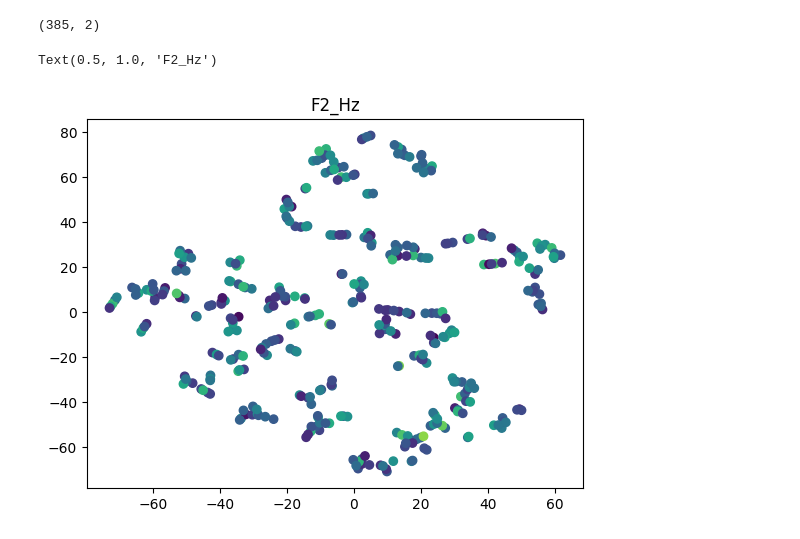
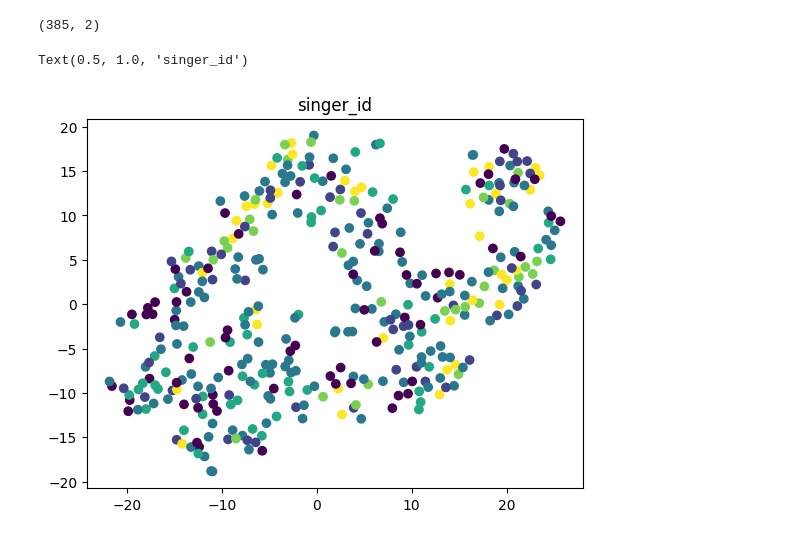
Before and after one commit to maximoskp/singer_feature_multi_regression, a Jupyter notebook: test_plot.ipynb, the cells around one changed output. Saved outputs shown, nothing was run; the diff lists cells and outputs as text; code cells hidden in the pictures.

```diff
--- a/test_plot.ipynb
+++ b/test_plot.ipynb
@@ -92,5 +178,9 @@ print(p)
        device='cuda:0', grad_fn=<AddmmBackward0>)}
 # %%
+color_values = {}
+hidden_states = []
+projectors = {}
+
 with torch.no_grad():
     for b in train_loader:
         y = model(
@@ -103,7 +193,9 @@ with torch.no_grad():
         )
         hidden_states.append( y.hidden_states['hubert'].cpu().mean(axis=1).numpy() )
         for k in y.logits.keys():
-            color_values.setdefault(k, []).append( y.logits[k][0].cpu().numpy() )
+            # color_values.setdefault(k, []).append( y.logits[k][0].cpu().numpy() )
+            color_values.setdefault(k, []).append( np.array(b[1][k]) )
+            projectors.setdefault(k, []).append( y.hidden_states['projectors'][k].cpu().numpy() )
     for b in test_loader:
         y = model(
             audio_normalized=b[0]['input_values'],
@@ -115,9 +207,6 @@ with torch.no_grad():
         )
         hidden_states.append( y.hidden_states['hubert'].cpu().mean(axis=1).numpy() )
         for k in y.logits.keys():
-            color_values.setdefault(k, []).append( y.logits[k][0].cpu().numpy() )
+            # color_values.setdefault(k, []).append( y.logits[k][0].cpu().numpy() )
+            color_values.setdefault(k, []).append( np.array(b[1][k]) )
+            projectors.setdefault(k, []).append( y.hidden_states['projectors'][k].cpu().numpy() )
-# %%
-hs_np = np.vstack(hidden_states)
-cv_np = {}
-for k in color_values.keys():
-    cv_np[k] = np.vstack( color_values[k] )
@@ -124,3 +222,15 @@ for k in color_values.keys():
+# %%
+# hs_np = np.vstack(hidden_states)
+# cv_np = {}
+# for k in color_values.keys():
+#     if k == 'singer_id':
+#         cv_np[k] = np.argmax( np.vstack( color_values[k] ), axis=1 )
+#     else:
+#         cv_np[k] = np.vstack( color_values[k] )
+hs_np = np.vstack(hidden_states)
+cv_np = {}
+for k in color_values.keys():
+    cv_np[k] = np.hstack( color_values[k] )
 # %%
 print(hs_np.shape)
 print(cv_np['singer_id'].shape)
@@ -130,8 +240,9 @@ print(cv_np['singer_id'].shape)
 # %%
 from sklearn.manifold import TSNE
 # %%
-X_embedded = TSNE(n_components=2, learning_rate='auto',
-            init='random', perplexity=3).fit_transform(hs_np)
+tsne = TSNE(n_components=2, learning_rate='auto',
+            init='random', perplexity=30)
+X_embedded = tsne.fit_transform(hs_np)
 # %%
 print(X_embedded.shape)
 # %% [output]
@@ -141,9 +252,10 @@ import matplotlib.pyplot as plt
 # %%
 color_keys = list(cv_np.keys())
 # %%
-col = color_keys[-4]
+# col = color_keys[1]
+col = 'singer_id'
 plt.scatter( X_embedded[:,0], X_embedded[:,1], c=cv_np[col] )
 plt.title(col)
 # %% [output]
-Text(0.5, 1.0, 'F2_Hz')
+Text(0.5, 1.0, 'singer_id')
-[figure, old version]
+[figure, new version]
```
Also changed, not shown: parts of 14 cells of this notebook, 3 other files.
